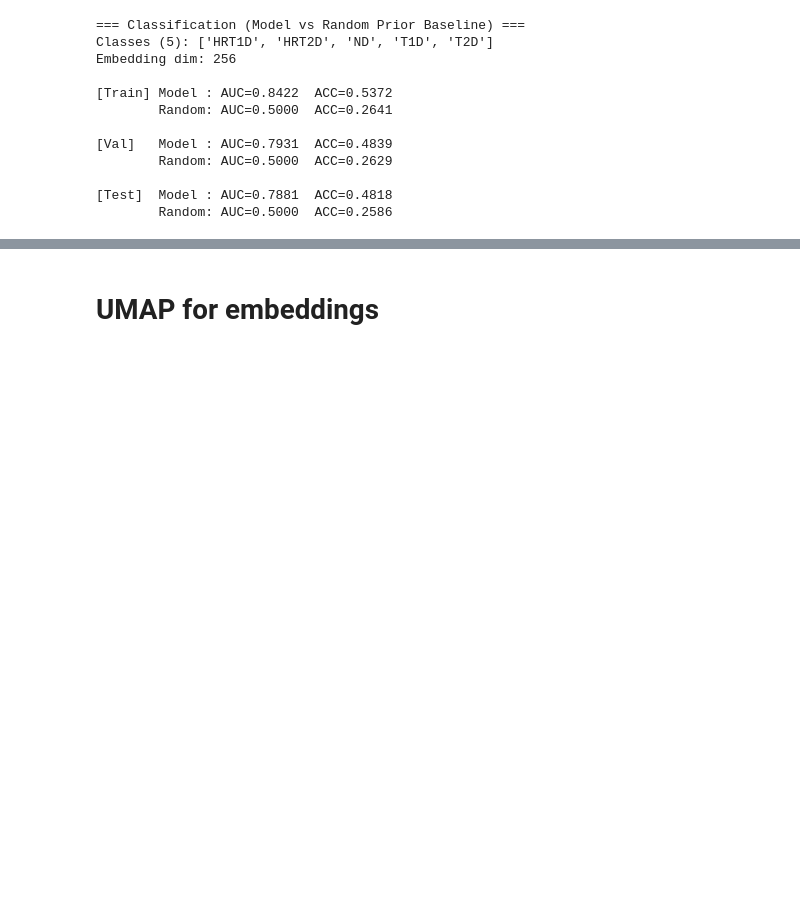
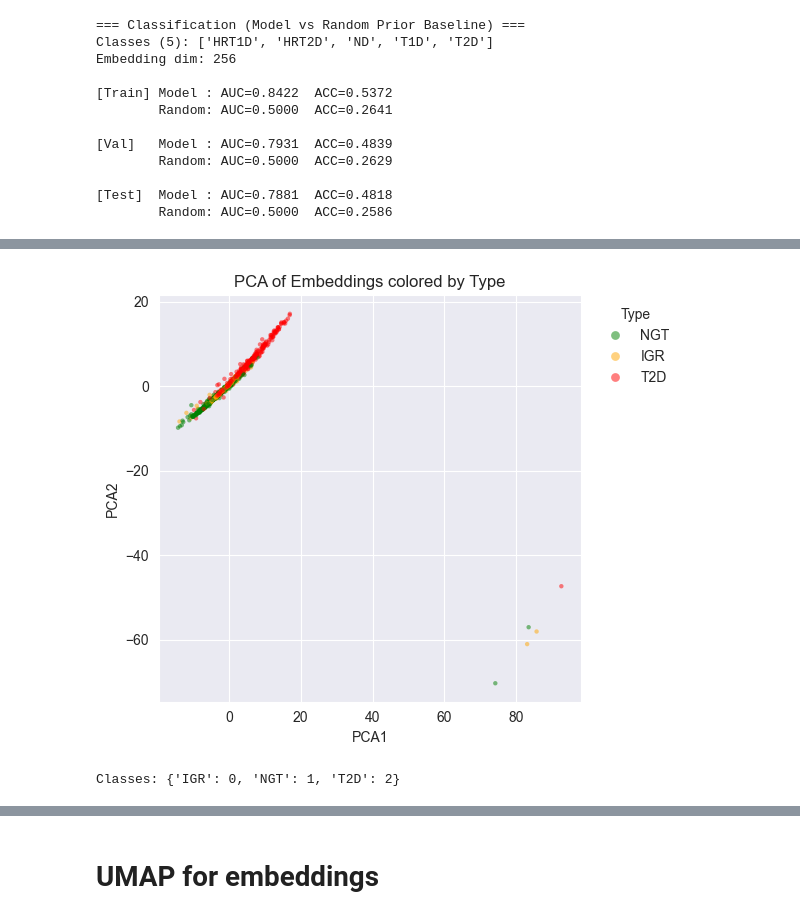
Before and after one commit to YurunLu/CGMfoundation, a Jupyter notebook: Others/AnalysisEmbedding.ipynb, the cells around one changed output, grey strips where cells are left out. Cells and saved outputs as stored; diff of their text form; code cells hidden in the pictures; blank space fills up the shorter version.

```diff
--- a/Others/AnalysisEmbedding.ipynb
+++ b/Others/AnalysisEmbedding.ipynb
@@ -306,0 +387,40 @@ Embedding dim: 256
+# %%
+keep_types = ['NGT', 'IGR', 'T2D']
+
+plot_df = umap_df[umap_df["Type"].isin(keep_types)].copy()
+type_palette = {
+    'NGT':    'Green',   # gray
+    'IGR': 'Orange',   # light blue
+    'T2D':   'Red',   # red
+}
+plt.figure(figsize=(6, 5))
+
+sns.scatterplot(
+    data=plot_df,
+    x="UMAP1",
+    y="UMAP2",
+    hue="Type",
+    hue_order=['NGT', 'IGR', 'T2D'],
+    palette=type_palette,
+    s=10,
+    alpha=0.5,
+    linewidth=0
+)
+
+plt.xlabel("PCA1")
+plt.ylabel("PCA2")
+plt.title("PCA of Embeddings colored by Type")
+
+plt.legend(
+    title="Type",
+    markerscale=2,
+    bbox_to_anchor=(1.02, 1),
+    loc="upper left",
+    frameon=False
+)
+
+plt.tight_layout()
+#plt.savefig("../Results/UMAP_cons_type.png", dpi=300)
+plt.show()
+# %% [output]
+[figure, added]
@@ -306,0 +438,17 @@ Embedding dim: 256
+# %%
+X = emb.values  # (n, 128)
+
+# ---- classification label ----
+y_cls_raw = summary['type']  # NGT / IGR / T2D
+
+# drop samples without label
+mask_cls = y_cls_raw.notna()
+X_cls = X[mask_cls.values]
+y_cls_raw = y_cls_raw.loc[mask_cls]
+
+le = LabelEncoder()
+y_cls = le.fit_transform(y_cls_raw)
+
+print("Classes:", dict(zip(le.classes_, range(len(le.classes_)))))
+# %% [output]
+Classes: {'IGR': 0, 'NGT': 1, 'T2D': 2}
```
Also changed, not shown: parts of 46 cells of this notebook, 7 other files.
